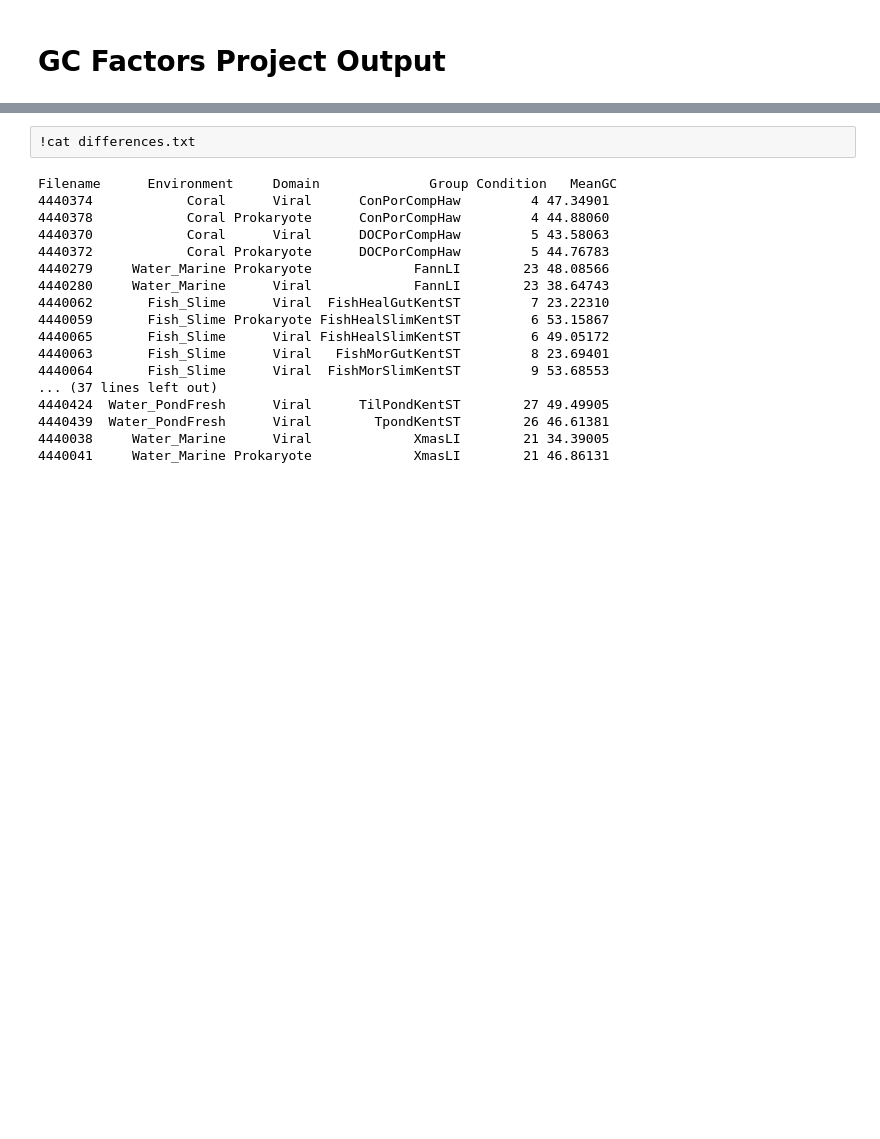
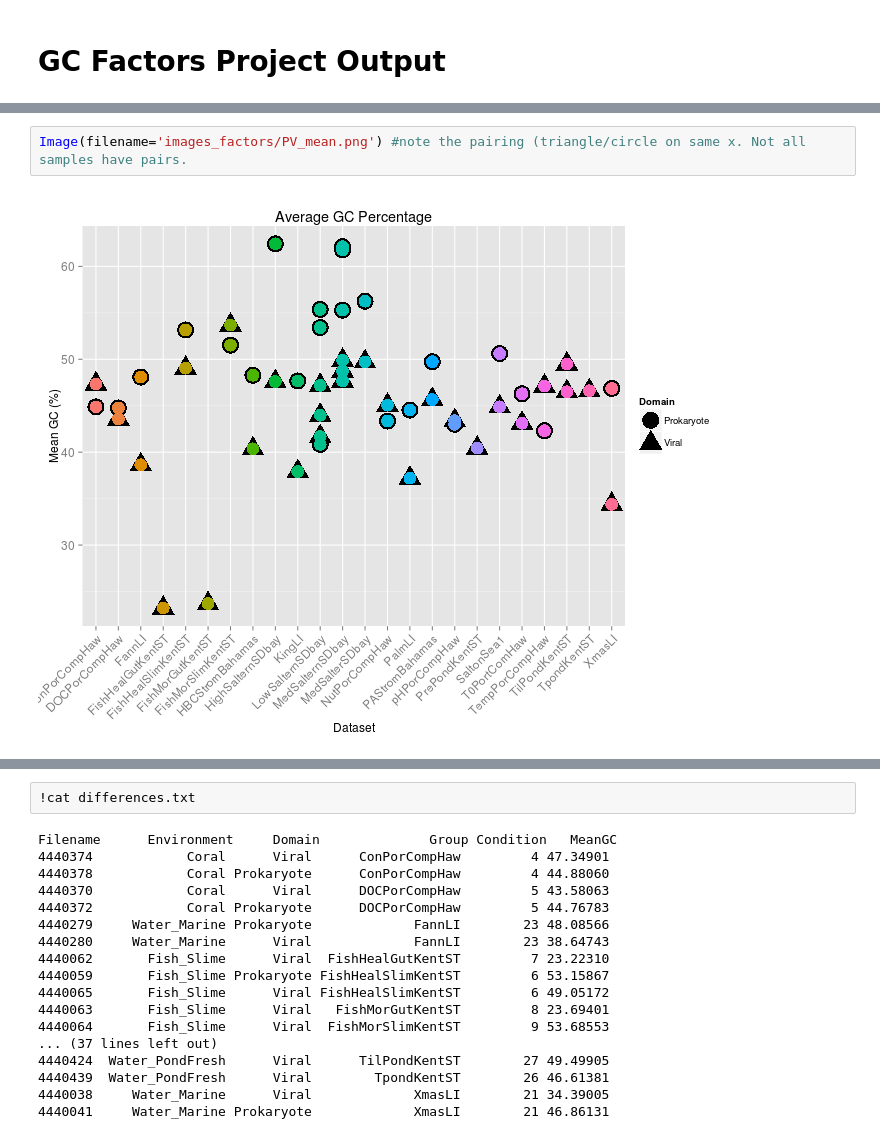
Before and after one commit to errcricket/GCProject_Output, a Jupyter notebook: GC_Factors.ipynb, the cells around one changed output, grey strips where cells are left out. Drawn from its saved outputs; the diff is of its cells as text; blank space fills up the shorter version.

```diff
--- a/GC_Factors.ipynb
+++ b/GC_Factors.ipynb
@@ -7,0 +9,4 @@ Image(filename='images_factors/PV_differences.png')
+# %%
+Image(filename='images_factors/PV_mean.png') #note the pairing (triangle/circle on same x. Not all samples have pairs.
+# %% [output]
+[figure, added]
```
Also changed, not shown: parts of 15 cells of this notebook.
